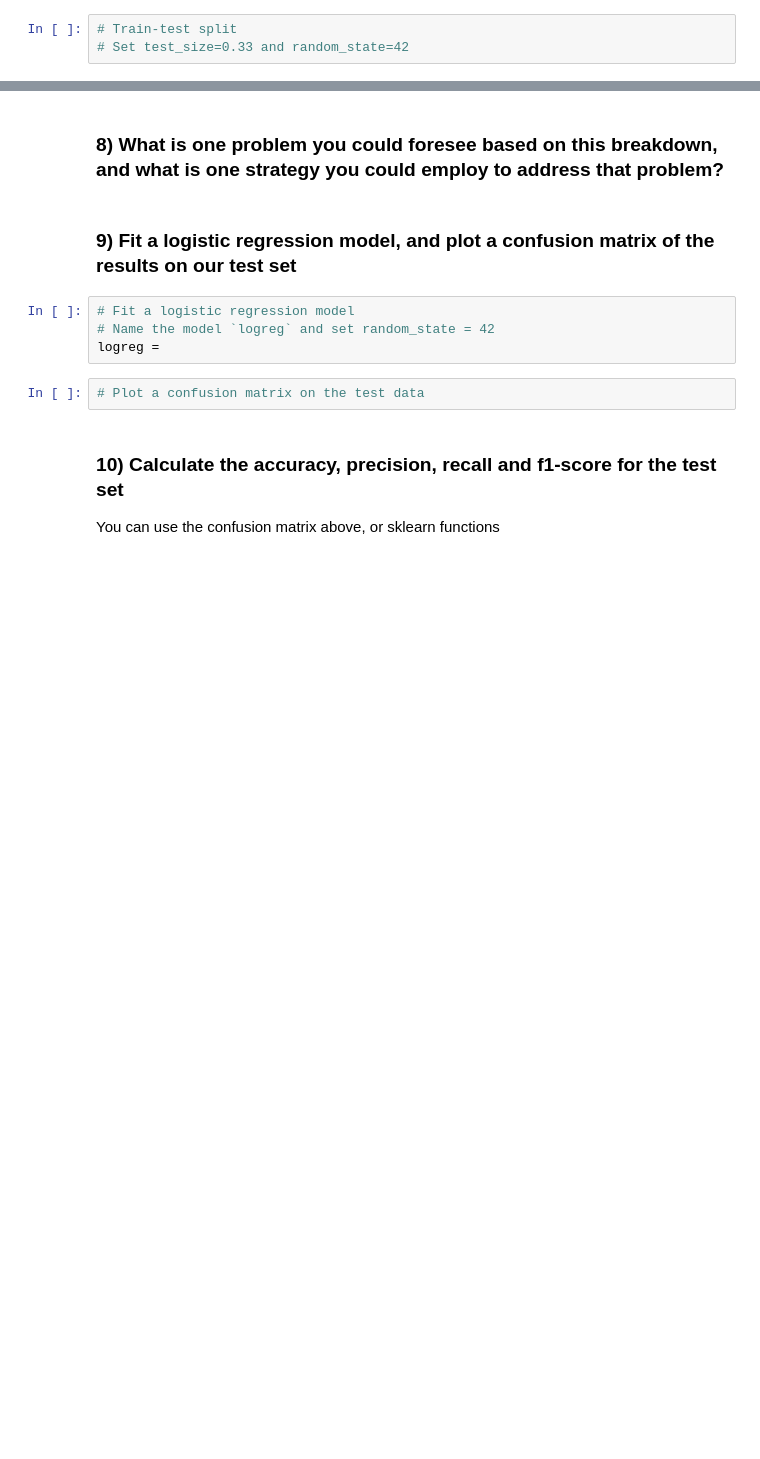
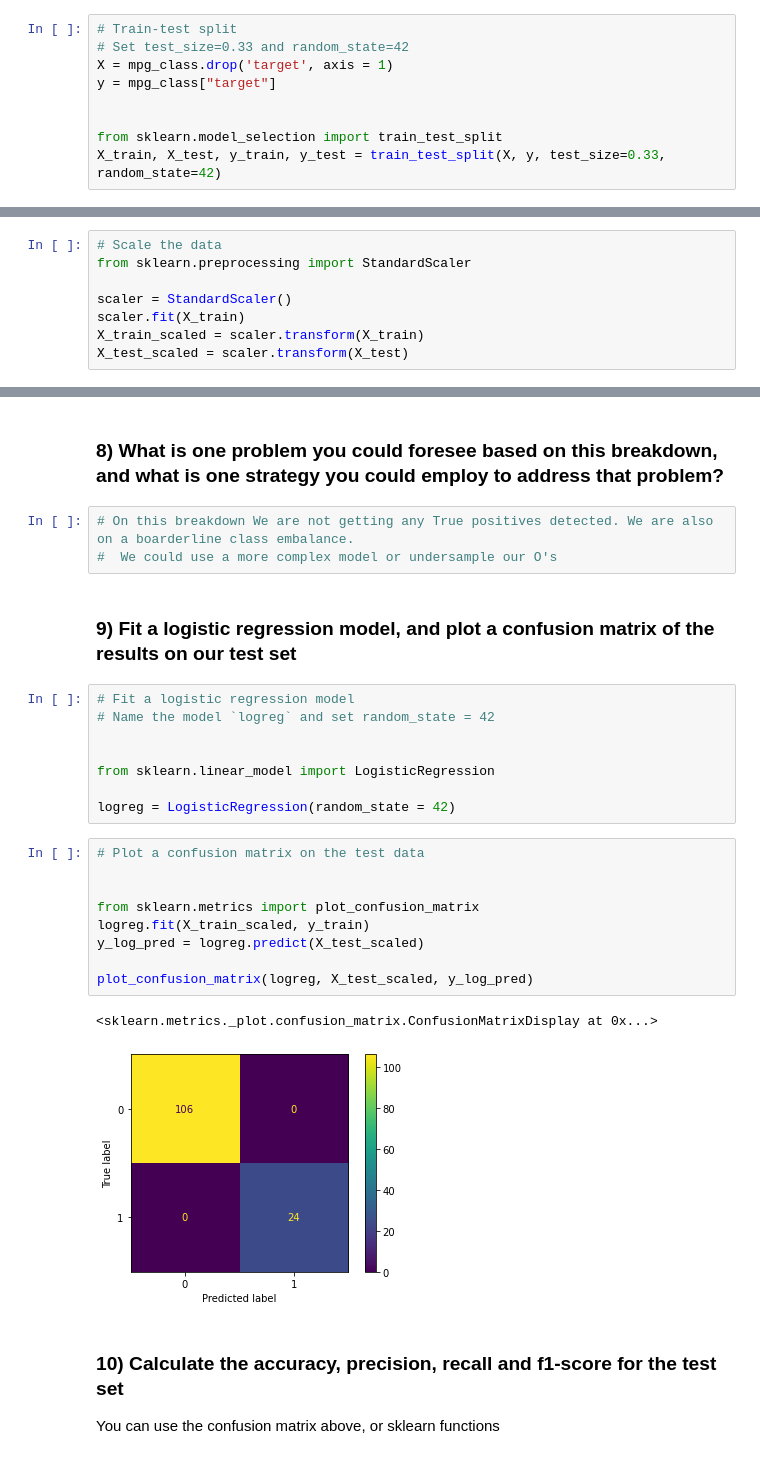
Before and after one commit to njw27/P3_CC_review, a Jupyter notebook: P3-Code-Challenge-Review-students.ipynb, the cells around one changed output, grey strips where cells are left out. Saved outputs shown, nothing was run; the diff lists cells and outputs as text; blank space fills up the shorter version.

```diff
--- a/P3-Code-Challenge-Review-students.ipynb
+++ b/P3-Code-Challenge-Review-students.ipynb
@@ -83,3 +117,9 @@ mpg_class.head()
 # %%
 # Train-test split
 # Set test_size=0.33 and random_state=42
+X = mpg_class.drop('target', axis = 1)
+y = mpg_class["target"]
+
+
+from sklearn.model_selection import train_test_split
+X_train, X_test, y_train, y_test = train_test_split(X, y, test_size=0.33, random_state=42)
@@ -88,3 +126,11 @@ mpg_class.head()
+# %%
+# Scale the data
+from sklearn.preprocessing import StandardScaler
+
+scaler = StandardScaler()
+scaler.fit(X_train)
+X_train_scaled = scaler.transform(X_train)
+X_test_scaled = scaler.transform(X_test)
 # %% [markdown]
 ### 7) Explore the `target` column and our model-less baseline
 
@@ -108,13 +183,30 @@ mpg_class.head()
 # %% [markdown]
 ### 8) What is one problem you could foresee based on this breakdown, and what is one strategy you could employ to address that problem?
+# %%
+# On this breakdown We are not getting any True positives detected. We are also on a boarderline class embalance.
+#  We could use a more complex model or undersample our O's
 # %% [markdown]
 ### 9) Fit a logistic regression model, and plot a confusion matrix of the results on our test set
 # %%
 # Fit a logistic regression model
 # Name the model `logreg` and set random_state = 42
-logreg =
+
+
+from sklearn.linear_model import LogisticRegression
+
+logreg = LogisticRegression(random_state = 42)
 # %%
 # Plot a confusion matrix on the test data
+
+
+from sklearn.metrics import plot_confusion_matrix
+logreg.fit(X_train_scaled, y_train)
+y_log_pred = logreg.predict(X_test_scaled)
+
+plot_confusion_matrix(logreg, X_test_scaled, y_log_pred)
+# %% [output]
+<sklearn.metrics._plot.confusion_matrix.ConfusionMatrixDisplay at 0x...>
+[figure, added]
 # %% [markdown]
 ### 10) Calculate the accuracy, precision, recall and f1-score for the test set
 
```
Also changed, not shown: parts of 35 cells of this notebook.
